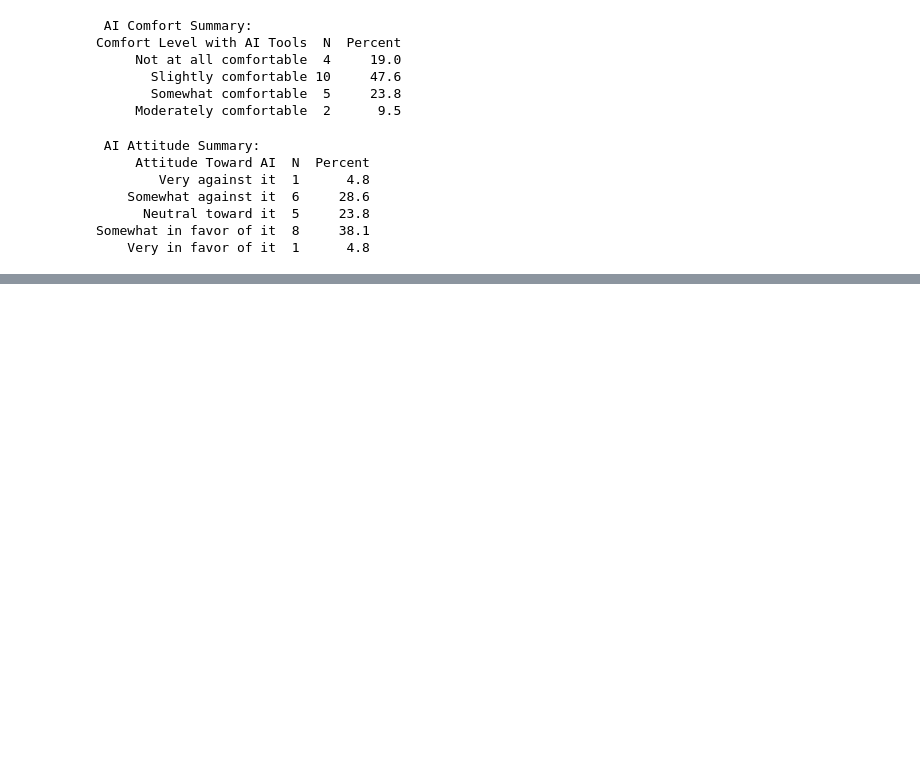
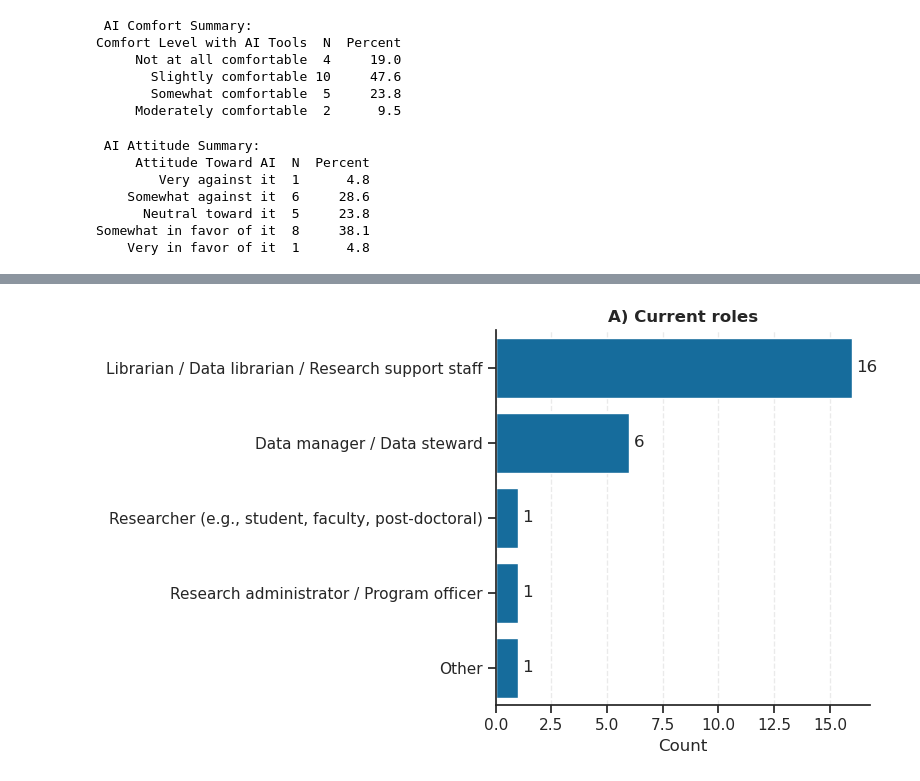
Before and after one commit to fairdataihub/dmp-llm-evaluation-paper-data, a Jupyter notebook: DMP_Human_Evaluation_Analysis/Survey.ipynb, the cells around one changed output, grey strips where cells are left out. Cells and saved outputs as stored; diff of their text form; code cells hidden in the pictures; blank space fills up the shorter version.

```diff
--- a/DMP_Human_Evaluation_Analysis/Survey.ipynb
+++ b/DMP_Human_Evaluation_Analysis/Survey.ipynb
@@ -1514,0 +1685,83 @@ Somewhat in favor of it  8     38.1
+# %%
+import os
+import re
+import pandas as pd
+import seaborn as sns
+import matplotlib.pyplot as plt
+
+OUT_DIR = os.path.join(DATA_DIR, "analysis_out")
+os.makedirs(OUT_DIR, exist_ok=True)
+
+sns.set(style="ticks", font="DejaVu Sans")
+
+N_true = int(df["participantId"].nunique())
+
+ROLE_CATEGORIES = {
+    "Researcher": "Researcher (e.g., student, faculty, post-doctoral)",
+    "Admin": "Research administrator / Program officer",
+    "DataMgr": "Data manager / Data steward",
+    "Librarian": "Librarian / Data librarian / Research support staff",
+    "Other": "Other",
+}
+ROLE_KEYWORDS = {
+    "researcher": ROLE_CATEGORIES["Researcher"],
+    "student": ROLE_CATEGORIES["Researcher"],
+    "faculty": ROLE_CATEGORIES["Researcher"],
+    "post": ROLE_CATEGORIES["Researcher"],
+    "administrator": ROLE_CATEGORIES["Admin"],
+    "program officer": ROLE_CATEGORIES["Admin"],
+    "program manager": ROLE_CATEGORIES["Admin"],
+    "data manager": ROLE_CATEGORIES["DataMgr"],
+    "data steward": ROLE_CATEGORIES["DataMgr"],
+    "librarian": ROLE_CATEGORIES["Librarian"],
+    "research support": ROLE_CATEGORIES["Librarian"],
+}
+
+def parse_list(value):
+    if pd.isna(value):
+        return []
+    text = str(value).strip().strip("{}[]").replace('"', "").replace("'", "")
+    return [p.strip() for p in re.split(r",|;|\|", text) if p.strip()]
+
+def map_role_to_category(role_str):
+    if not isinstance(role_str, str):
+        return ROLE_CATEGORIES["Other"]
+    t = role_str.lower()
+    for k, cat in ROLE_KEYWORDS.items():
+        if k in t:
+            return cat
+    return ROLE_CATEGORIES["Other"]
+
+rows = []
+for pid, raw in zip(df["participantId"], df["roles"]):
+    for r in parse_list(raw):
+        rows.append({"participantId": pid, "Role Category": map_role_to_category(r)})
+
+roles_long = pd.DataFrame(rows).drop_duplicates()
+roles_counts = roles_long["Role Category"].value_counts().reset_index()
+roles_counts.columns = ["Role Category", "N"]
+
+fig, ax = plt.subplots(figsize=(8, 4.8))
+sns.barplot(data=roles_counts, x="N", y="Role Category", ax=ax, color="#0072B2")
+ax.set_title("A) Current roles")
+ax.set_xlabel("Count")
+ax.set_ylabel("")
+for c in ax.containers:
+    ax.bar_label(c, fmt="%.0f", padding=3)
+ax.grid(axis="x", linestyle="--", alpha=0.4)
+sns.despine(ax=ax)
+fig.tight_layout()
+
+save_path = os.path.join(OUT_DIR, "A_current_roles.png")
+fig.savefig(save_path, dpi=300, bbox_inches="tight")
+plt.show()
+plt.close(fig)
+
+caption = (
+    f"A) Current roles of participants in the human expert evaluation (N={N_true}). "
+    "Multi-selection allowed; participants could report multiple roles, so totals may exceed N."
+)
+print("Saved:", save_path)
+print("Caption:", caption)
+# %% [output]
+[figure, added]
```
Also changed, not shown: parts of 6 cells of this notebook.
